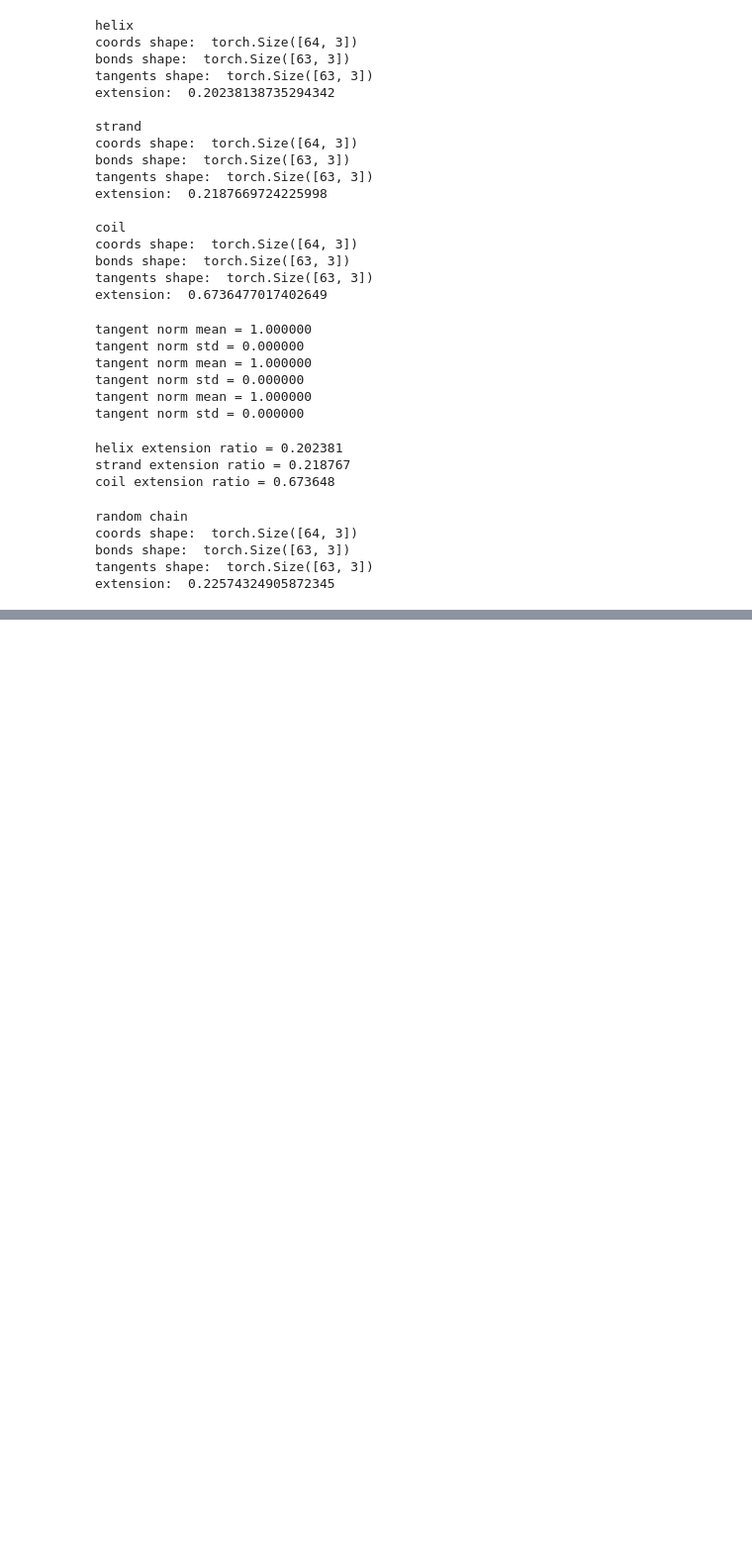
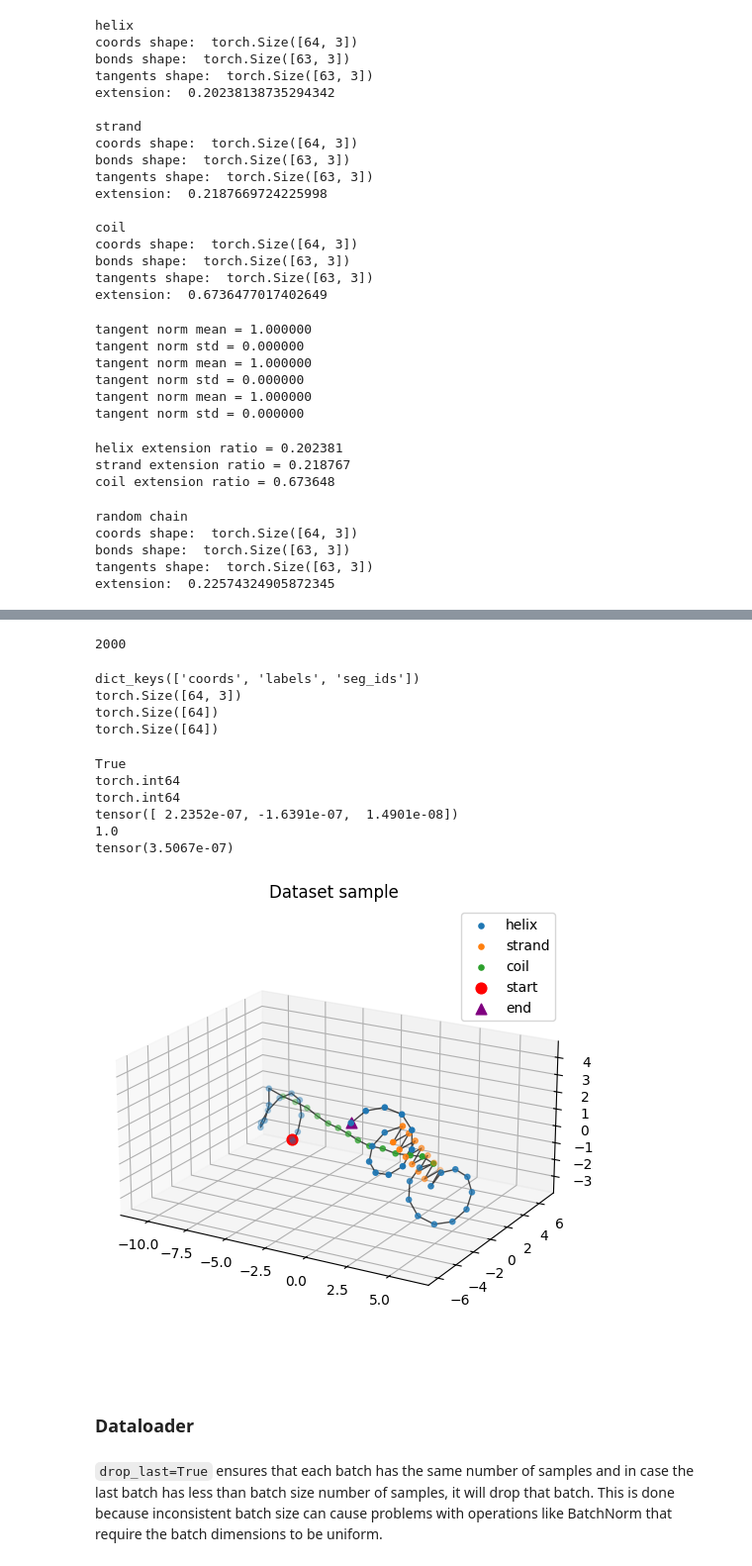
Before and after one commit to fin1cky/Protein-inspired-3D-Diffusion, a Jupyter notebook: notebooks/3D_diffusion.ipynb, the cells around one changed output, grey strips where cells are left out. Shown at 99% size. Saved outputs shown, nothing was run; the diff lists cells and outputs as text; code cells hidden in the pictures; blank space fills up the shorter version.

Commit message:
Add PyTorch dataset + dataloader with sanity checks

````diff
--- a/notebooks/3D_diffusion.ipynb
+++ b/notebooks/3D_diffusion.ipynb
@@ -726,0 +732,5 @@ extension:  0.22574324905872345
+# %%
+def center_coords(coords):
+  return coords - coords.mean(dim=0, keepdim=True)
+  # done for each input example
+  # dim = 0 to average across every residue in the chain
@@ -726,0 +794,62 @@ extension:  0.22574324905872345
+# %%
+train_ds = SyntheticChainDataset(
+    num_samples = 2000,
+    total_len = 64,
+    bond_len = 1.0,
+    min_segments = 3,
+    max_segments = 5,
+    min_len = 12,
+    max_len = 24,
+    random_orient = True,
+    center = True,
+    device = "cpu"
+)
+# %%
+print(len(train_ds))
+# %% [output]
+2000
+# %%
+sample = train_ds[0] # calls train_ds.__getitem__(0)
+print(sample.keys())
+print(sample["coords"].shape)
+print(sample["labels"].shape)
+print(sample["seg_ids"].shape)
+# %% [output]
+dict_keys(['coords', 'labels', 'seg_ids'])
+torch.Size([64, 3])
+torch.Size([64])
+torch.Size([64])
+# %%
+coords = sample["coords"]
+labels = sample["labels"]
+seg_ids = sample["seg_ids"]
+
+print(torch.isfinite(coords).all().item())
+print(labels.dtype)
+print(seg_ids.dtype)
+print(coords.mean(dim=0))
+print(bond_lengths(coords).mean().item())
+print(bond_lengths(coords).std().mean())
+# %% [output]
+True
+torch.int64
+torch.int64
+tensor([ 2.2352e-07, -1.6391e-07,  1.4901e-08])
+1.0
+tensor(3.5067e-07)
+# %%
+fig = plt.figure(figsize=(7, 6))
+ax = fig.add_subplot(111, projection="3d")
+_ = plot_3d_chain(
+    sample["coords"],
+    sample["labels"],
+    title="Dataset sample",
+    ax=ax
+)
+plt.show()
+# %% [output]
+[figure, added]
+# %% [markdown]
+### Dataloader
+# %% [markdown]
+```drop_last=True``` ensures that each batch has the same number of samples and in case the last batch has less than batch size number of samples, it will drop that batch. This is done because inconsistent batch size can cause problems with operations like BatchNorm that require the batch dimensions to be uniform.
````
Also changed, not shown: parts of 11 cells of this notebook.
